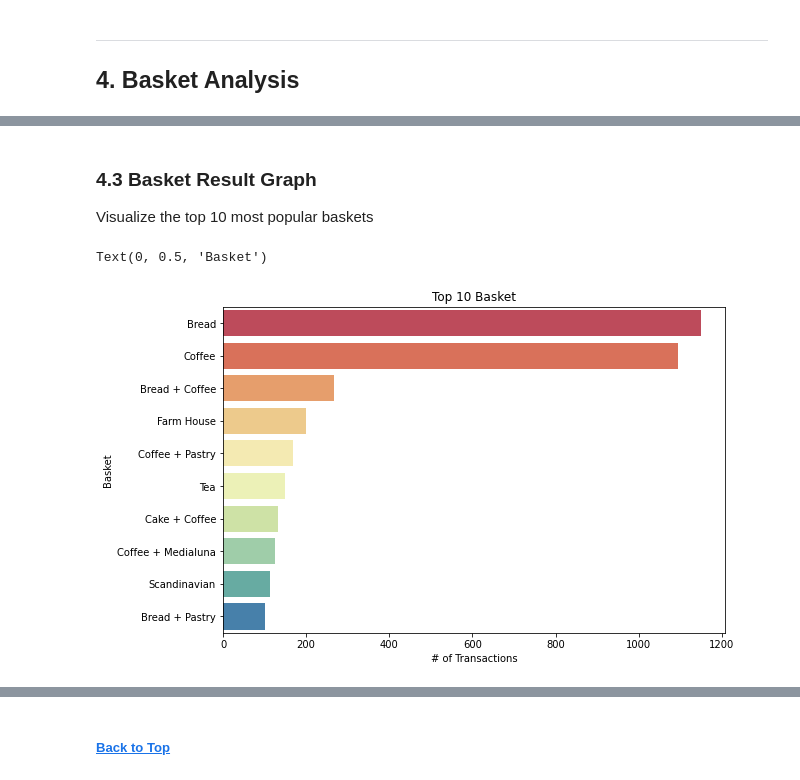
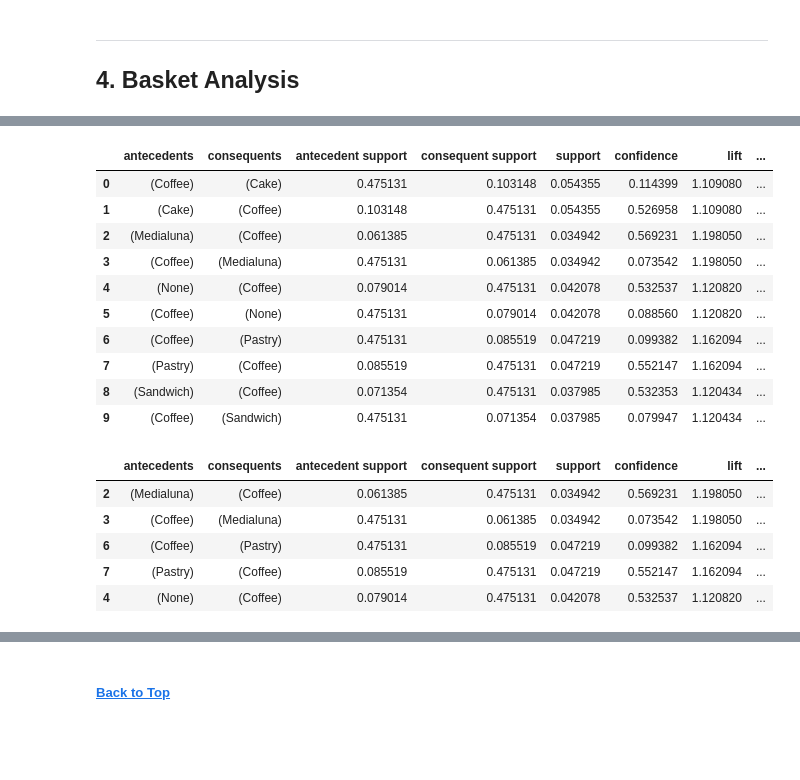
Before and after one commit to jialinwujw/python.projects, a Jupyter notebook: market_basket_analysis/market_basket_analysis.ipynb, the cells around one changed output, grey strips where cells are left out. Saved outputs shown, nothing was run; the diff lists cells and outputs as text; code cells hidden in the pictures; blank space fills up the shorter version.

```diff
--- a/market_basket_analysis/market_basket_analysis.ipynb
+++ b/market_basket_analysis/market_basket_analysis.ipynb
@@ -179,14 +144,30 @@ result.head(10)
-# %% [markdown]
-### 4.3 Basket Result Graph<a id=4.3></a>
-Visualize the top 10 most popular baskets
-# %%
-plt.figure(figsize=(9, 6)) # Set chart size
-ax = sns.barplot(x="# of Transactions", y="Basket", data=result.head(10), palette="Spectral") # Use seaborn package create bar chart
-
-# Format chart
-plt.title('Top 10 Basket')
-plt.xlabel('# of Transactions')
-plt.ylabel('Basket')
-# %% [output]
-Text(0, 0.5, 'Basket')
-[figure, removed]
+# %%
+# Get frequent itemsets using Apriori algorithm
+frequent_itemsets = apriori(basket_df.astype('bool'), min_support=0.03, use_colnames=True)
+
+# Generate association rules
+rules = association_rules(frequent_itemsets, metric="lift", min_threshold=1)
+rules
+# %% [output]
+|  | antecedents | consequents | antecedent support | consequent support | support | confidence | lift | ... |
+| 0 | (Coffee) | (Cake) | 0.475131 | 0.103148 | 0.054355 | 0.114399 | 1.109080 | ... |
+| 1 | (Cake) | (Coffee) | 0.103148 | 0.475131 | 0.054355 | 0.526958 | 1.109080 | ... |
+| 2 | (Medialuna) | (Coffee) | 0.061385 | 0.475131 | 0.034942 | 0.569231 | 1.198050 | ... |
+| 3 | (Coffee) | (Medialuna) | 0.475131 | 0.061385 | 0.034942 | 0.073542 | 1.198050 | ... |
+| 4 | (None) | (Coffee) | 0.079014 | 0.475131 | 0.042078 | 0.532537 | 1.120820 | ... |
+| 5 | (Coffee) | (None) | 0.475131 | 0.079014 | 0.042078 | 0.088560 | 1.120820 | ... |
+| 6 | (Coffee) | (Pastry) | 0.475131 | 0.085519 | 0.047219 | 0.099382 | 1.162094 | ... |
+| 7 | (Pastry) | (Coffee) | 0.085519 | 0.475131 | 0.047219 | 0.552147 | 1.162094 | ... |
+| 8 | (Sandwich) | (Coffee) | 0.071354 | 0.475131 | 0.037985 | 0.532353 | 1.120434 | ... |
+| 9 | (Coffee) | (Sandwich) | 0.475131 | 0.071354 | 0.037985 | 0.079947 | 1.120434 | ... |
+# %%
+# Print the top 5 rules by lift
+top_rules = rules.sort_values('lift', ascending=False).head(5)
+top_rules
+# %% [output]
+|  | antecedents | consequents | antecedent support | consequent support | support | confidence | lift | ... |
+| 2 | (Medialuna) | (Coffee) | 0.061385 | 0.475131 | 0.034942 | 0.569231 | 1.198050 | ... |
+| 3 | (Coffee) | (Medialuna) | 0.475131 | 0.061385 | 0.034942 | 0.073542 | 1.198050 | ... |
+| 6 | (Coffee) | (Pastry) | 0.475131 | 0.085519 | 0.047219 | 0.099382 | 1.162094 | ... |
+| 7 | (Pastry) | (Coffee) | 0.085519 | 0.475131 | 0.047219 | 0.552147 | 1.162094 | ... |
+| 4 | (None) | (Coffee) | 0.079014 | 0.475131 | 0.042078 | 0.532537 | 1.120820 | ... |
```
Also changed, not shown: parts of 23 cells of this notebook, 3 other files.
